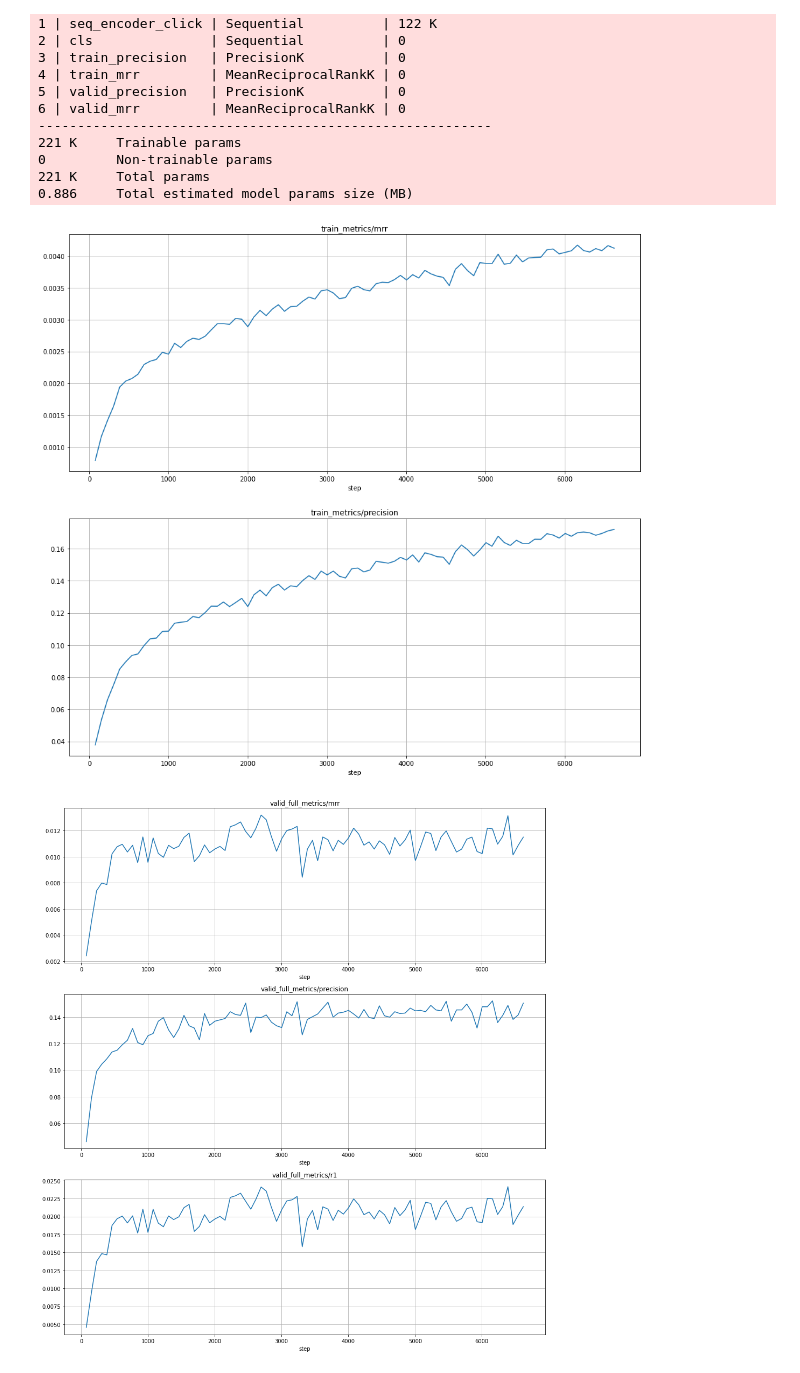
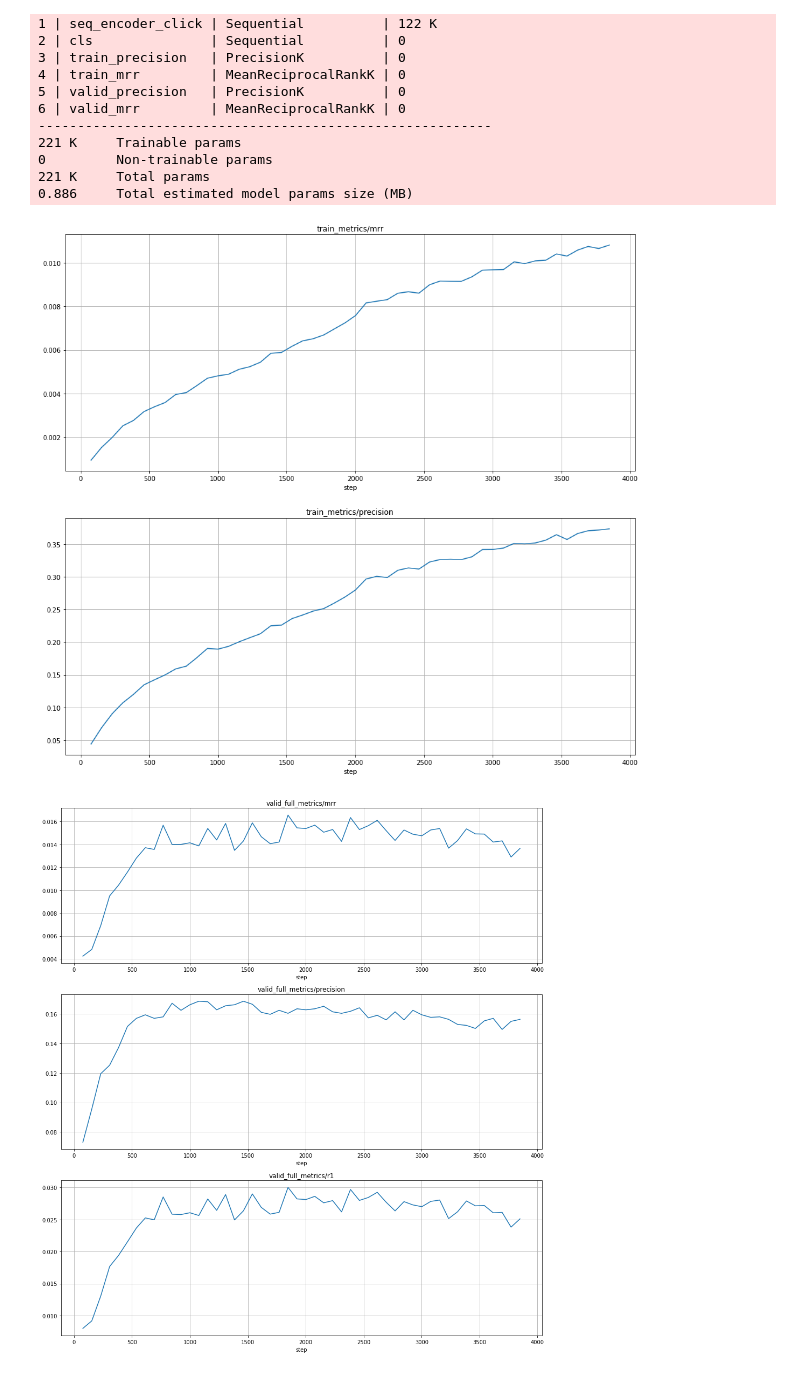
Before and after one commit to ivkireev86/datafusion-contest-2022, a Jupyter notebook: notebooks/train_distance.ipynb, the cells around one changed output. Drawn from its saved outputs; the diff is of its cells as text; code cells hidden in the pictures.

```diff
--- a/notebooks/train_distance.ipynb
+++ b/notebooks/train_distance.ipynb
@@ -402,19 +405,19 @@ LOCAL_RANK: 0 - CUDA_VISIBLE_DEVICES: [0,1,2,3]
 # %%
-df_m = get_scalars('lightning_logs/').set_index('version').loc['version_45']
+df_m = get_scalars('lightning_logs/').set_index('version').loc['version_69']
 
 df = df_m[lambda x: x['tag'].str.startswith('train_metrics')] \
 .pivot(index='step', columns='tag', values='value')
 _, axs = plt.subplots(2, 1, figsize=(16, 15))
 for col, ax in zip(df.columns, axs):
     df[col].plot(ax=ax, title=col, grid=True)
 plt.show()
 
 df = df_m[lambda x: x['tag'].str.startswith('valid_full_metrics')] \
 .pivot(index='step', columns='tag', values='value')
 _, axs = plt.subplots(3, 1, figsize=(16, 18))
 for col, ax in zip(df.columns, axs):
     df[col].plot(ax=ax, title=col, grid=True)
 plt.show()
 # %% [output]
-[figure, old version]
+[figure, new version]
-[figure, old version]
+[figure, new version]
```
Also changed, not shown: parts of 7 cells of this notebook, 1 other file.
